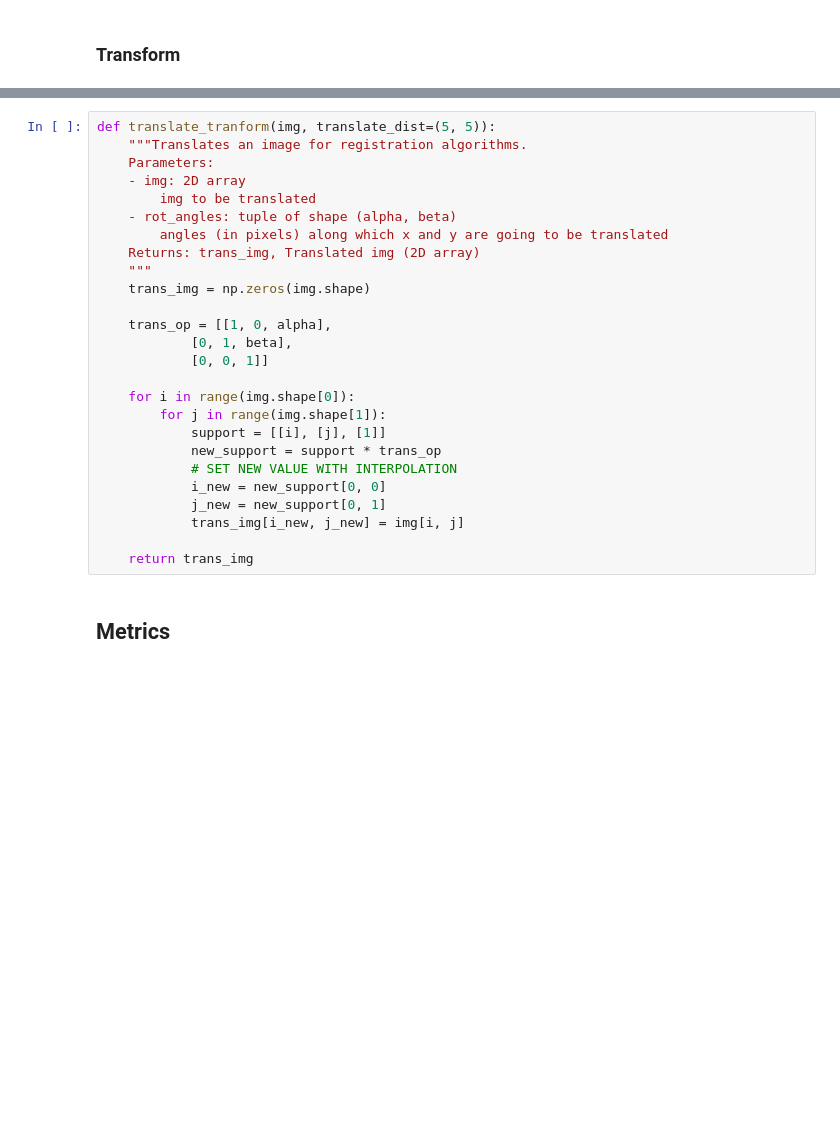
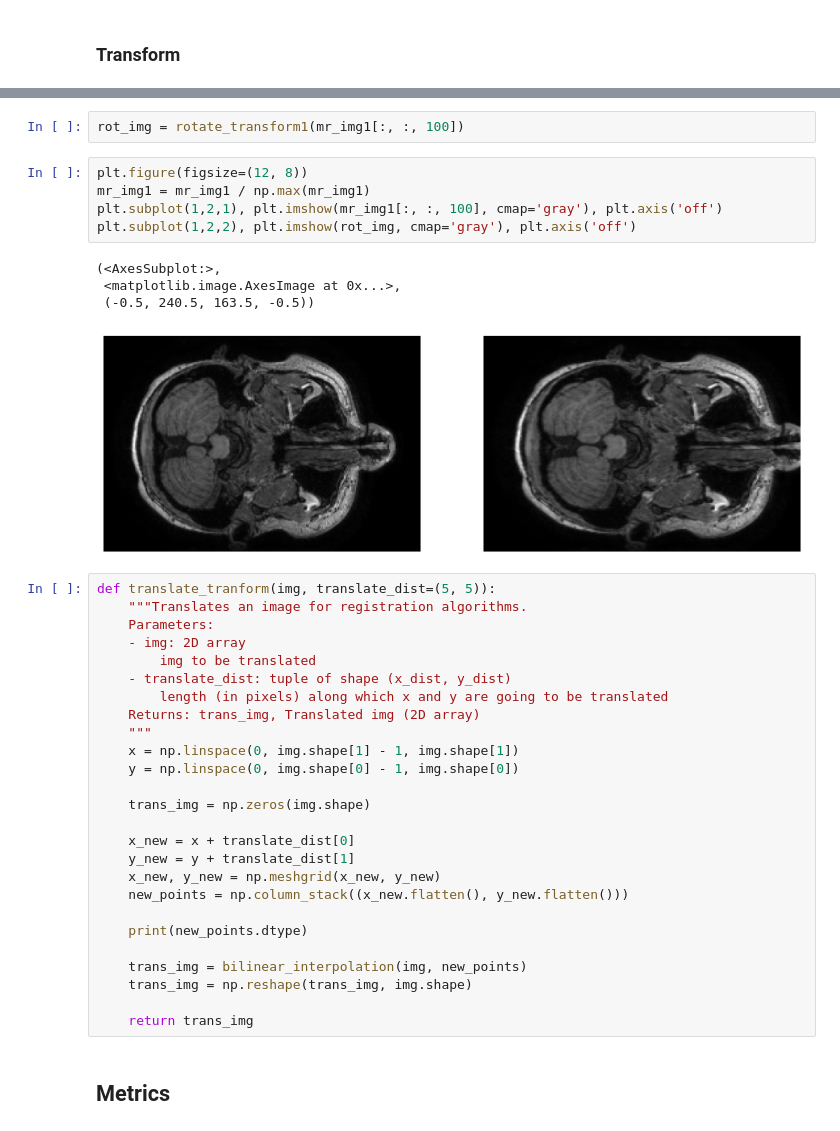
Before and after one commit to ftach/MedicalImageAnalysis, a Jupyter notebook: Registration/LAB3.ipynb, the cells around one changed output, grey strips where cells are left out. Cells and saved outputs as stored; diff of their text form; blank space fills up the shorter version.

```diff
--- a/Registration/LAB3.ipynb
+++ b/Registration/LAB3.ipynb
@@ -123,27 +117,39 @@ def rotate_tranform(img, rot_angles=(5, 5)):
+# %%
+rot_img = rotate_transform1(mr_img1[:, :, 100])
+# %%
+plt.figure(figsize=(12, 8))
+mr_img1 = mr_img1 / np.max(mr_img1)
+plt.subplot(1,2,1), plt.imshow(mr_img1[:, :, 100], cmap='gray'), plt.axis('off')
+plt.subplot(1,2,2), plt.imshow(rot_img, cmap='gray'), plt.axis('off')
+# %% [output]
+(<AxesSubplot:>,
+ <matplotlib.image.AxesImage at 0x...>,
+ (-0.5, 240.5, 163.5, -0.5))
+[figure, added]
 # %%
 def translate_tranform(img, translate_dist=(5, 5)):
     """Translates an image for registration algorithms.
     Parameters:
     - img: 2D array
         img to be translated
-    - rot_angles: tuple of shape (alpha, beta)
-        angles (in pixels) along which x and y are going to be translated
+    - translate_dist: tuple of shape (x_dist, y_dist)
+        length (in pixels) along which x and y are going to be translated
     Returns: trans_img, Translated img (2D array)
     """
+    x = np.linspace(0, img.shape[1] - 1, img.shape[1])
+    y = np.linspace(0, img.shape[0] - 1, img.shape[0])
+
     trans_img = np.zeros(img.shape)
 
-    trans_op = [[1, 0, alpha],
-            [0, 1, beta],
-            [0, 0, 1]]
+    x_new = x + translate_dist[0]
+    y_new = y + translate_dist[1]
+    x_new, y_new = np.meshgrid(x_new, y_new)
+    new_points = np.column_stack((x_new.flatten(), y_new.flatten()))
 
-    for i in range(img.shape[0]):
-        for j in range(img.shape[1]):
-            support = [[i], [j], [1]]
-            new_support = support * trans_op
-            # SET NEW VALUE WITH INTERPOLATION
-            i_new = new_support[0, 0]
-            j_new = new_support[0, 1]
-            trans_img[i_new, j_new] = img[i, j]
+    print(new_points.dtype)
+
+    trans_img = bilinear_interpolation(img, new_points)
+    trans_img = np.reshape(trans_img, img.shape)
 
     return trans_img
 # %% [markdown]
```
Also changed, not shown: parts of 8 cells of this notebook.
